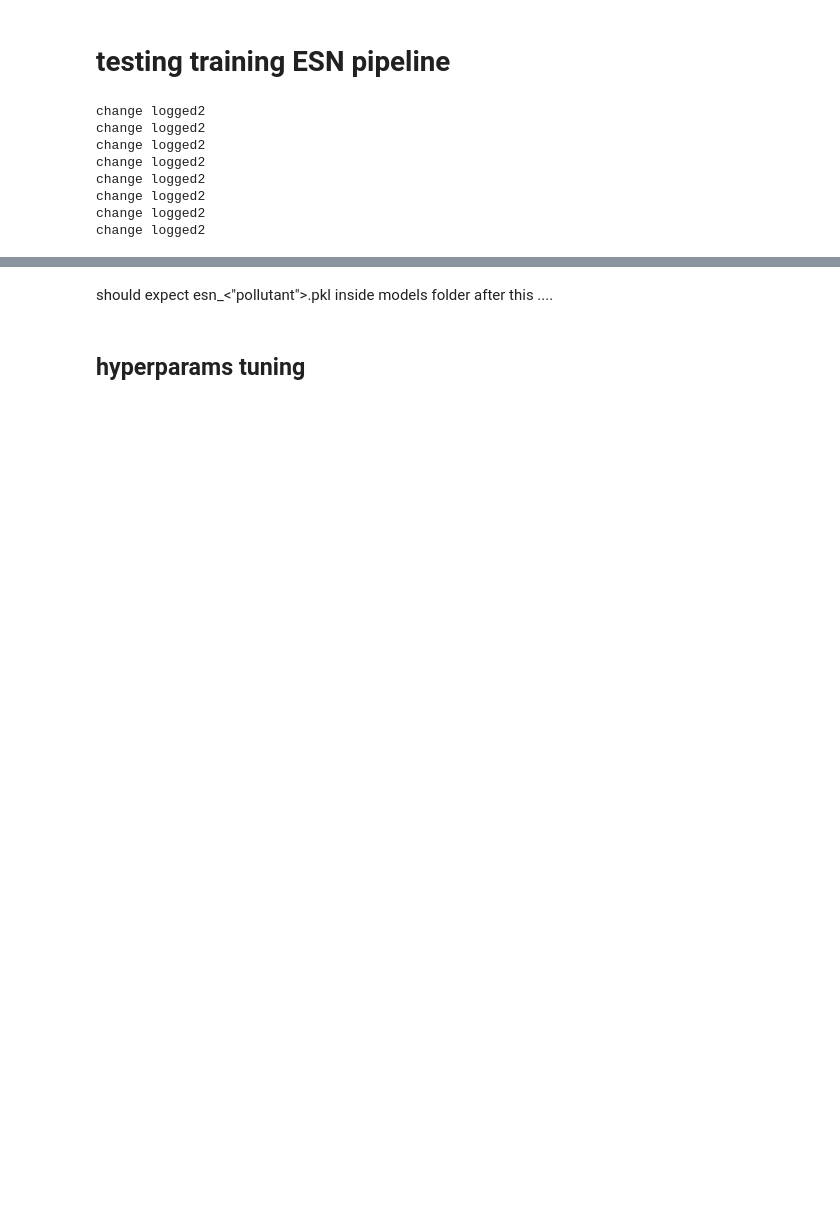
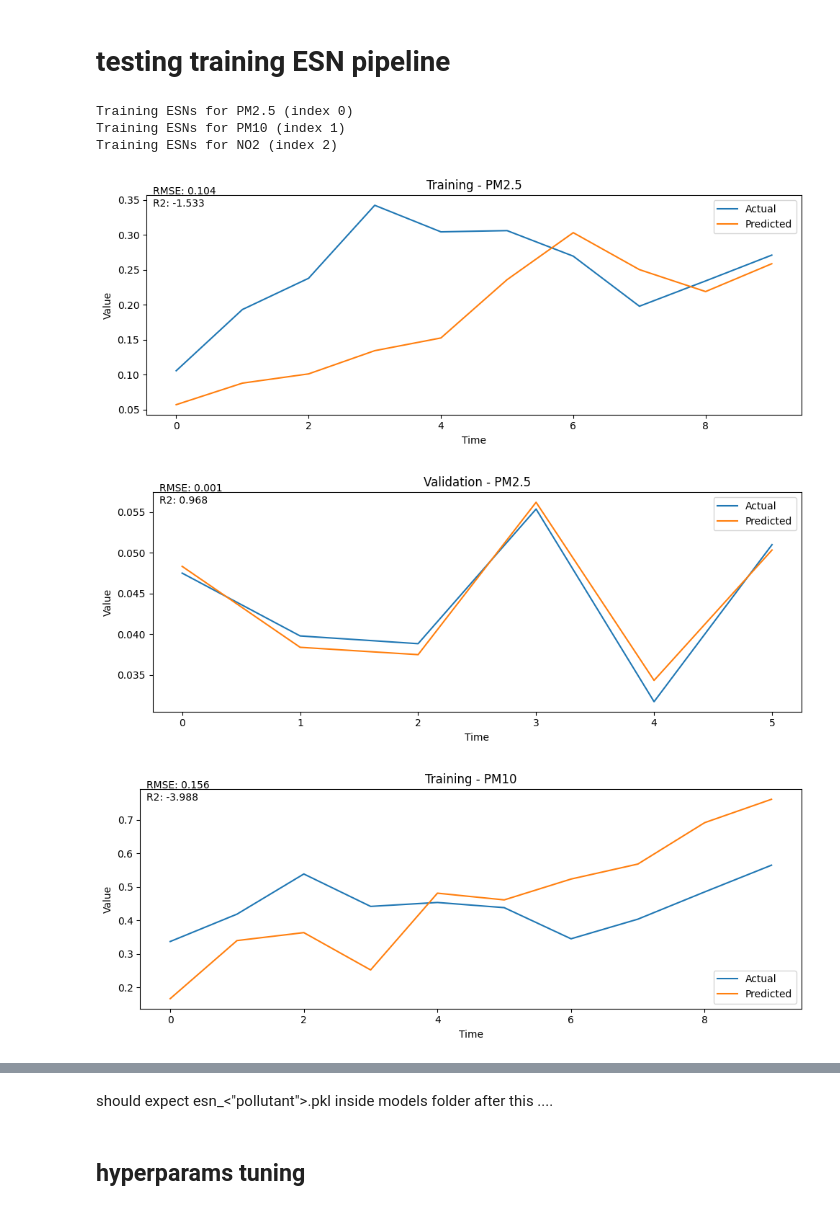
Before and after one commit to M-Sparsh-Mehra/urban-air-quality-index-predictor, a Jupyter notebook: notebooks/test_esn_pipelines.ipynb, the cells around one changed output, grey strips where cells are left out. Cells and saved outputs as stored; diff of their text form; code cells hidden in the pictures; blank space fills up the shorter version.

```diff
--- a/notebooks/test_esn_pipelines.ipynb
+++ b/notebooks/test_esn_pipelines.ipynb
@@ -87,14 +89,13 @@ df_preprocessed.describe()
 from src.train_esn import train_esn_pollutant
 from src.config import POLLUTANTS
 # %%
+df_preprocessed=pd.read_csv("D:/SPARSH/pollution data/urban-air-quality-index-predictor/data/processed/processed_data.csv")
 for pollutant in POLLUTANTS:
     train_esn_pollutant(df_preprocessed, pollutant)
 # %% [output]
-change logged2
-change logged2
-change logged2
-change logged2
-change logged2
-change logged2
-change logged2
-change logged2
+Training ESNs for PM2.5 (index 0)
+Training ESNs for PM10 (index 1)
+Training ESNs for NO2 (index 2)
+[figure, added]
+[figure, added]
+[figure, added]
```
Also changed, not shown: parts of 8 cells of this notebook.
